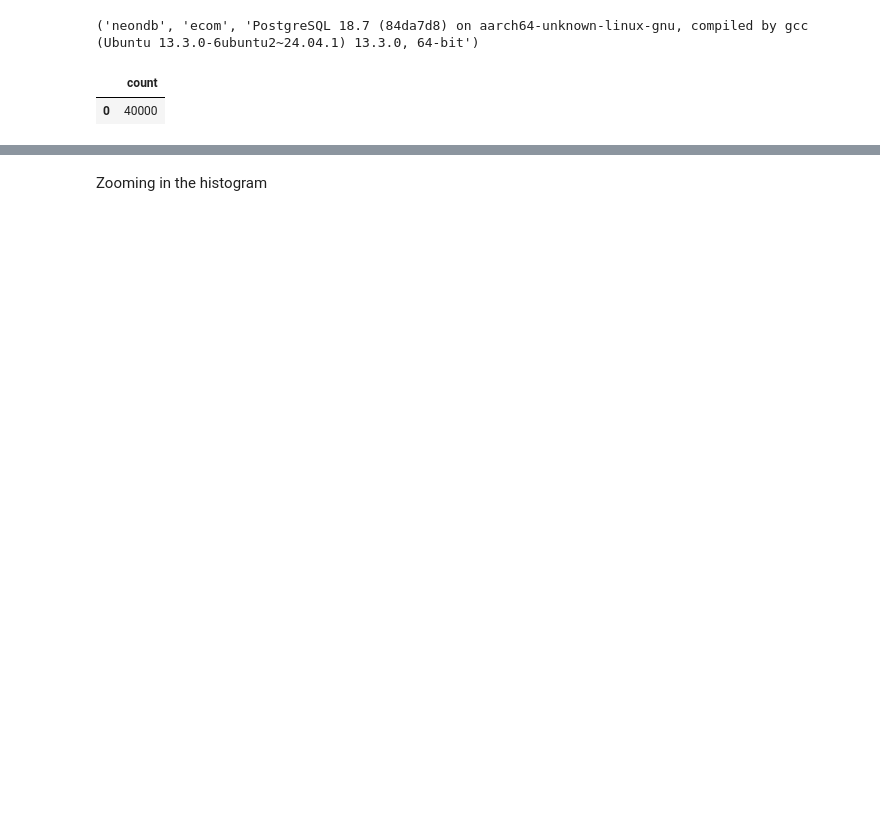
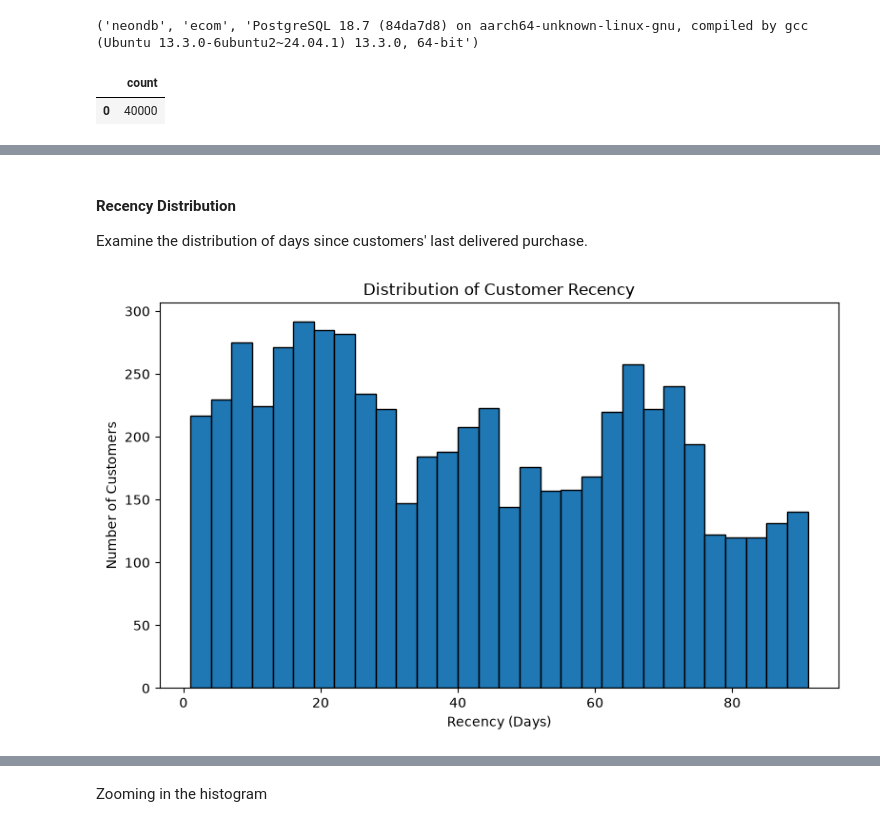
Before and after one commit to neharika/rfm-customer-segmentation, a Jupyter notebook: notebooks/02_rfm_features.ipynb, the cells around one changed output, grey strips where cells are left out. Drawn from its saved outputs; the diff is of its cells as text; code cells hidden in the pictures; blank space fills up the shorter version.

```diff
--- a/notebooks/02_rfm_features.ipynb
+++ b/notebooks/02_rfm_features.ipynb
@@ -245,0 +195,13 @@ plt.show()
+# %%
+rfm_df = (
+    rfm_sql_df[
+        ['customer_id', 'recency', 'frequency', 'net_monetary']
+    ]
+    .rename(columns={'net_monetary': 'monetary'})
+    .copy()
+)
+
+print("Shape:", rfm_df.shape)
+print("Columns:", rfm_df.columns.tolist())
+
+rfm_df.head()
@@ -245,0 +272,17 @@ plt.show()
+# %% [markdown]
+#### Recency Distribution
+
+Examine the distribution of days since customers' last delivered purchase.
+# %%
+import matplotlib.pyplot as plt
+
+plt.figure(figsize=(8, 5))
+plt.hist(rfm_df['recency'], bins=30, edgecolor='black')
+
+plt.title('Distribution of Customer Recency')
+plt.xlabel('Recency (Days)')
+plt.ylabel('Number of Customers')
+plt.tight_layout()
+plt.show()
+# %% [output]
+[figure, added]
```
Also changed, not shown: parts of 115 cells of this notebook.
